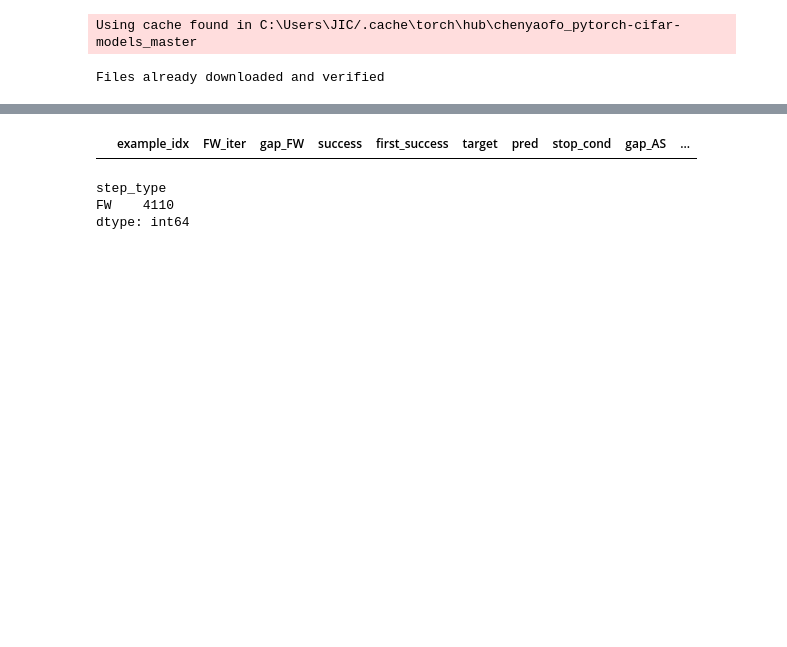
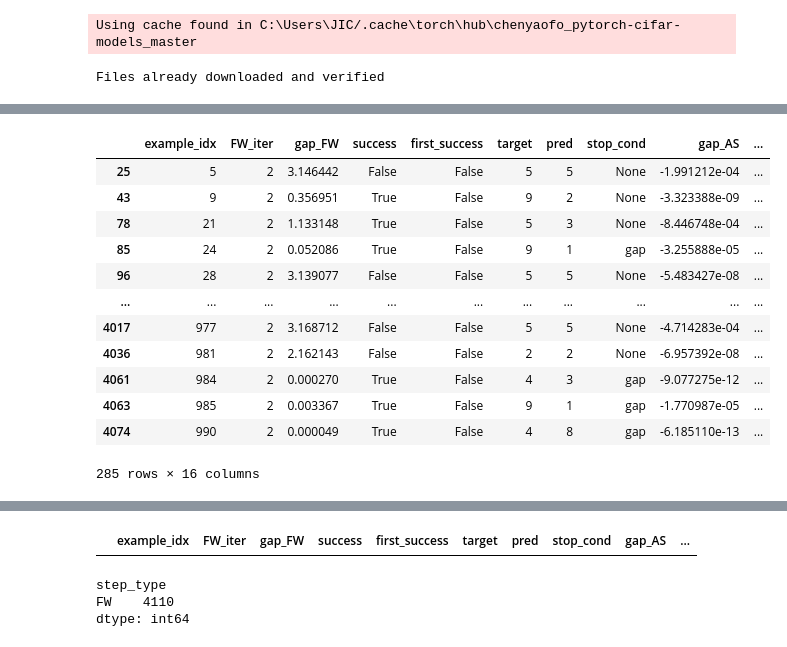
Before and after one commit to TannerAGraves/FW-variants-for-WB-Adversarial-Attacks, a Jupyter notebook: test attacks.ipynb, the cells around one changed output, grey strips where cells are left out. Cells and saved outputs as stored; diff of their text form; code cells hidden in the pictures; blank space fills up the shorter version.

```diff
--- a/test attacks.ipynb
+++ b/test attacks.ipynb
@@ -100,0 +104,16 @@ Epsilon: 0.005  Correct Classifications (Failed Attacks) = 47 / 1000 = 0.047
+# %%
+hist_dfs[0][hist_dfs[0]['gap_AS'] < 0]
+# %% [output]
+|  | example_idx | FW_iter | gap_FW | success | first_success | target | pred | stop_cond | gap_AS | ... |
+| 25 | 5 | 2 | 3.146442 | False | False | 5 | 5 | None | -1.991212e-04 | ... |
+| 43 | 9 | 2 | 0.356951 | True | False | 9 | 2 | None | -3.323388e-09 | ... |
+| 78 | 21 | 2 | 1.133148 | True | False | 5 | 3 | None | -8.446748e-04 | ... |
+| 85 | 24 | 2 | 0.052086 | True | False | 9 | 1 | gap | -3.255888e-05 | ... |
+| 96 | 28 | 2 | 3.139077 | False | False | 5 | 5 | None | -5.483427e-08 | ... |
+| ... | ... | ... | ... | ... | ... | ... | ... | ... | ... | ... |
+| 4017 | 977 | 2 | 3.168712 | False | False | 5 | 5 | None | -4.714283e-04 | ... |
+| 4036 | 981 | 2 | 2.162143 | False | False | 2 | 2 | None | -6.957392e-08 | ... |
+| 4061 | 984 | 2 | 0.000270 | True | False | 4 | 3 | gap | -9.077275e-12 | ... |
+| 4063 | 985 | 2 | 0.003367 | True | False | 9 | 1 | gap | -1.770987e-05 | ... |
+| 4074 | 990 | 2 | 0.000049 | True | False | 4 | 8 | gap | -6.185110e-13 | ... |
+285 rows × 16 columns
```
Also changed, not shown: parts of 7 cells of this notebook, 1 other file.
